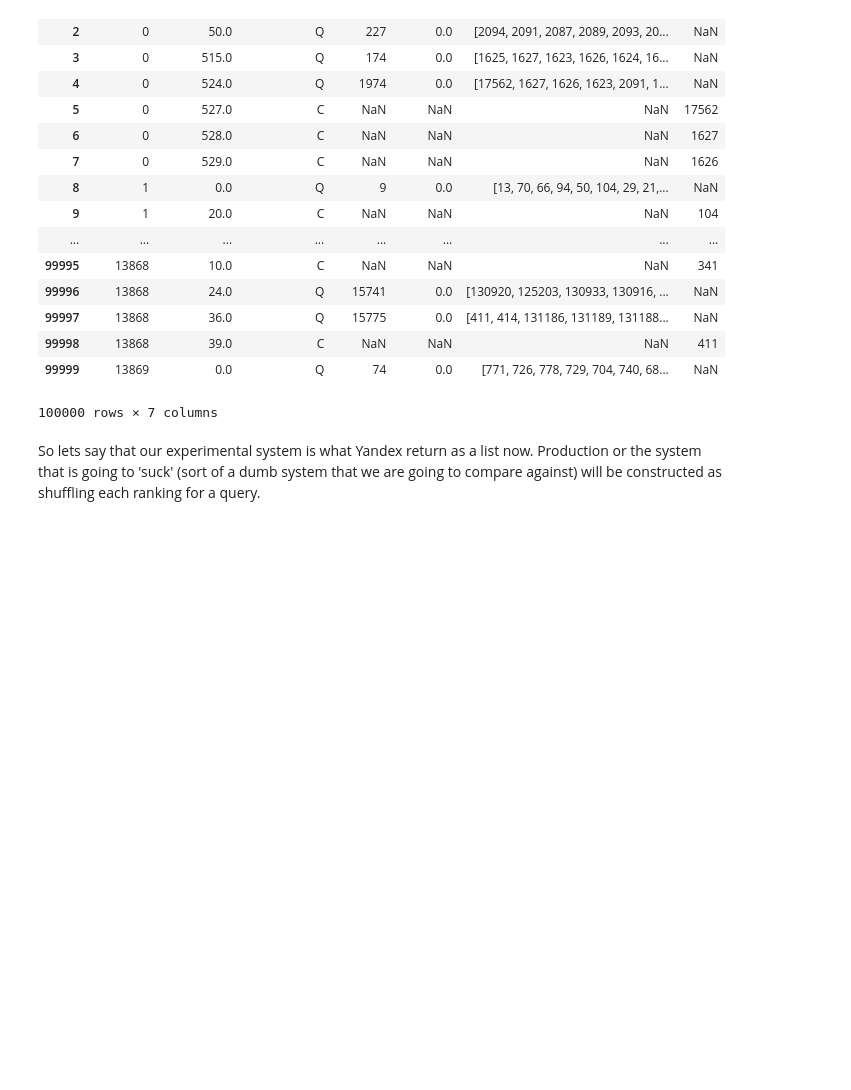
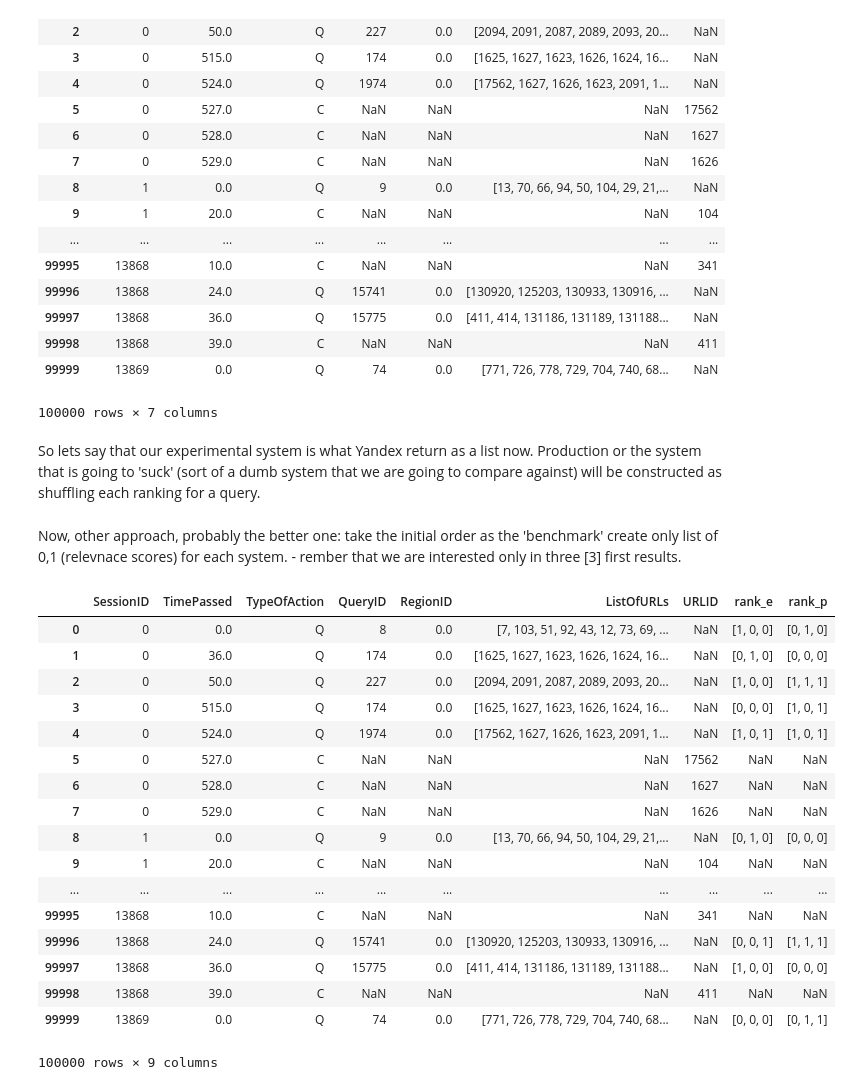
Before and after one commit to freelectron/ir-1-course-work, a Jupyter notebook: Code_max.ipynb, the cells around one changed output. Saved outputs shown, nothing was run; the diff lists cells and outputs as text; code cells hidden in the pictures; blank space fills up the shorter version.

Commit message:
added relevance rankings calcualtion

```diff
--- a/Code_max.ipynb
+++ b/Code_max.ipynb
@@ -74,3 +76,55 @@ df
 test = df[df.SessionID==0]
 # %% [markdown]
 So lets say that our experimental system is what Yandex return as a list now. Production or the system that is going to 'suck' (sort of a dumb system that we are going to compare against) will be constructed as shuffling each ranking for a query.
+# %%
+# Do the shuffling for queries, thus creating the production system.
+import random as rnd
+
+def prod_shuffle(l):
+    if type(l)==list:
+        return random.sample(l,len(l))
+    else:
+        return l
+
+df['ListOfURLs_p'] = df_p.ListOfURLs.apply(prod_shuffle)
+# %% [markdown]
+Now, other approach, probably the better one: take the initial order as the 'benchmark' create only list of 0,1 (relevnace scores) for each system.
+    - rember that we are interested only in three [3] first results.
+# %%
+# Create the relevance score ranking (those tables = that we called 'runs')
+def relevance_list(l,acc=0.5):
+    """Control the 'accuracy'/'performance' with acc param."""
+    if type(l)==list:
+        res = list()
+        for x in l:
+            if rnd.random()>acc:
+                res.append(1)
+            else:
+                res.append(0)
+        return res[:3]
+    else:
+        return l
+
+df['rank_e'] = df.ListOfURLs.apply(relevance_list, acc=0.7)
+df['rank_p'] = df.ListOfURLs.apply(relevance_list)
+# %%
+df
+# %% [output]
+|  | SessionID | TimePassed | TypeOfAction | QueryID | RegionID | ListOfURLs | URLID | rank_e | rank_p |
+| 0 | 0 | 0.0 | Q | 8 | 0.0 | [7, 103, 51, 92, 43, 12, 73, 69, ... | NaN | [1, 0, 0] | [0, 1, 0] |
+| 1 | 0 | 36.0 | Q | 174 | 0.0 | [1625, 1627, 1623, 1626, 1624, 16... | NaN | [0, 1, 0] | [0, 0, 0] |
+| 2 | 0 | 50.0 | Q | 227 | 0.0 | [2094, 2091, 2087, 2089, 2093, 20... | NaN | [1, 0, 0] | [1, 1, 1] |
+| 3 | 0 | 515.0 | Q | 174 | 0.0 | [1625, 1627, 1623, 1626, 1624, 16... | NaN | [0, 0, 0] | [1, 0, 1] |
+| 4 | 0 | 524.0 | Q | 1974 | 0.0 | [17562, 1627, 1626, 1623, 2091, 1... | NaN | [1, 0, 1] | [1, 0, 1] |
+| 5 | 0 | 527.0 | C | NaN | NaN | NaN | 17562 | NaN | NaN |
+| 6 | 0 | 528.0 | C | NaN | NaN | NaN | 1627 | NaN | NaN |
+| 7 | 0 | 529.0 | C | NaN | NaN | NaN | 1626 | NaN | NaN |
+| 8 | 1 | 0.0 | Q | 9 | 0.0 | [13, 70, 66, 94, 50, 104, 29, 21,... | NaN | [0, 1, 0] | [0, 0, 0] |
+| 9 | 1 | 20.0 | C | NaN | NaN | NaN | 104 | NaN | NaN |
+| ... | ... | ... | ... | ... | ... | ... | ... | ... | ... |
+| 99995 | 13868 | 10.0 | C | NaN | NaN | NaN | 341 | NaN | NaN |
+| 99996 | 13868 | 24.0 | Q | 15741 | 0.0 | [130920, 125203, 130933, 130916, ... | NaN | [0, 0, 1] | [1, 1, 1] |
+| 99997 | 13868 | 36.0 | Q | 15775 | 0.0 | [411, 414, 131186, 131189, 131188... | NaN | [1, 0, 0] | [0, 0, 0] |
+| 99998 | 13868 | 39.0 | C | NaN | NaN | NaN | 411 | NaN | NaN |
+| 99999 | 13869 | 0.0 | Q | 74 | 0.0 | [771, 726, 778, 729, 704, 740, 68... | NaN | [0, 0, 0] | [0, 1, 1] |
+100000 rows × 9 columns
```
Also changed, not shown: parts of 1 cell of this notebook.
